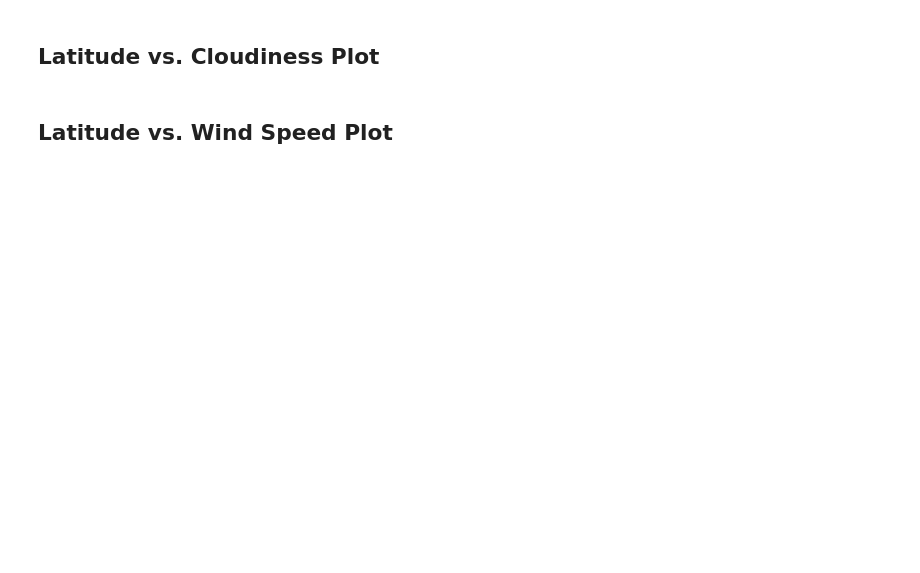
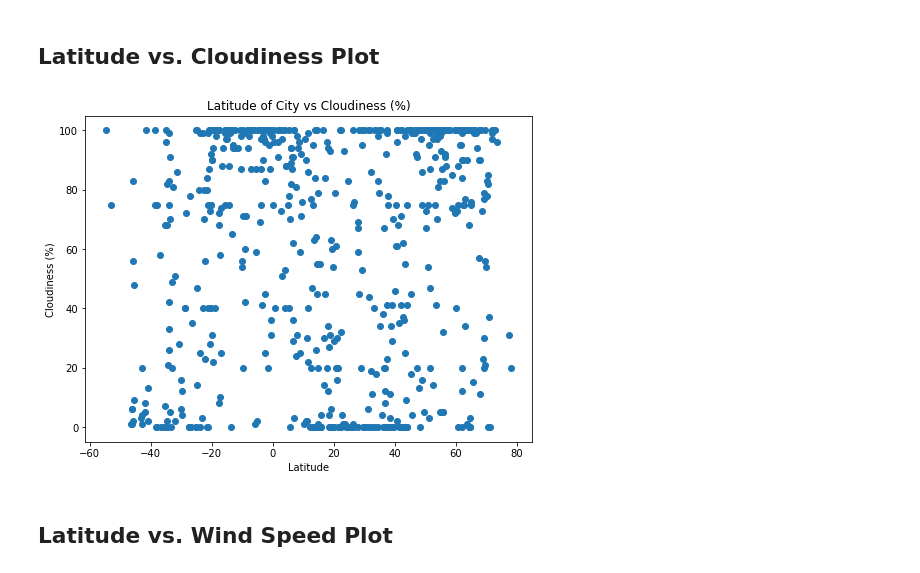
Before and after one commit to cc-christin/python-api-challenge, a Jupyter notebook: WeatherPy/WeatherPy.ipynb, the cells around one changed output. Cells and saved outputs as stored; diff of their text form; code cells hidden in the pictures; blank space fills up the shorter version.

```diff
--- a/WeatherPy/WeatherPy.ipynb
+++ b/WeatherPy/WeatherPy.ipynb
@@ -235,2 +250,16 @@ FileNotFoundError: [Errno 2] No such file or directory: 'images/Fig1.png'
 # %% [markdown]
 ## Latitude vs. Cloudiness Plot
+# %%
+# Latitude vs Cloudiness
+# viz config
+plt.figure(figsize=(8,6))
+lat_vs_cloudiness = plt.scatter(lat, cloudiness, linewidths=1, marker="o")
+
+# titles & labels
+plt.title("Latitude of City vs Cloudiness (%)")
+plt.xlabel("Latitude")
+plt.ylabel("Cloudiness (%)")
+# Display Plot
+plt.show()
+# %% [output]
+[figure, added]
```
Also changed, not shown: parts of 12 cells of this notebook, 6 other files.
